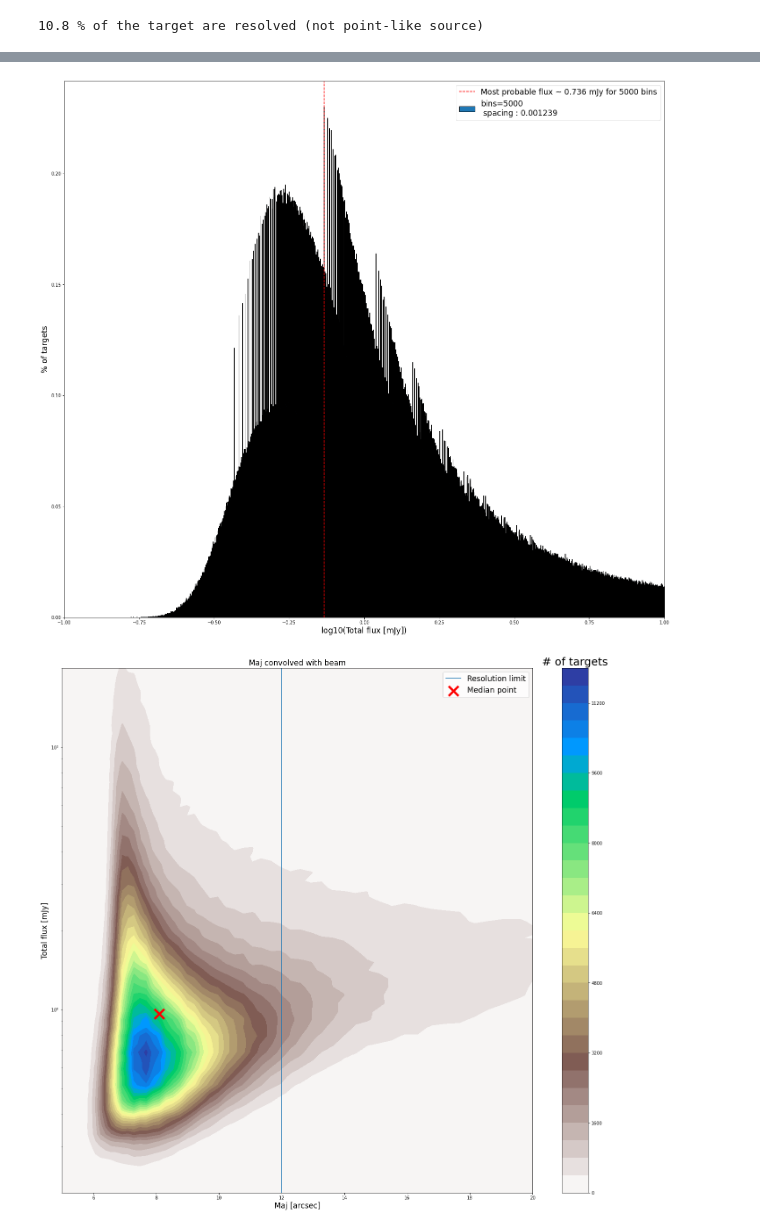
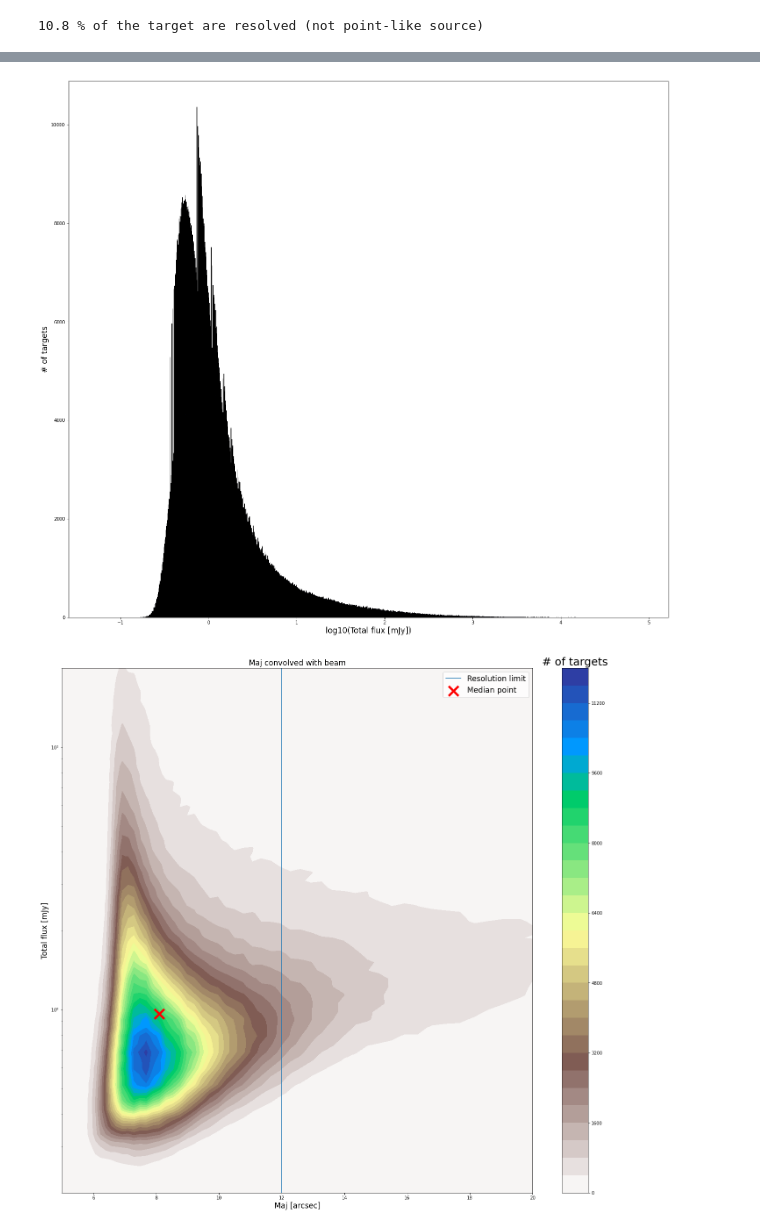
Before and after one commit to ADnothing/M1_Internship, a Jupyter notebook: Catalog_analysis.ipynb, the cells around one changed output, grey strips where cells are left out. Drawn from its saved outputs; the diff is of its cells as text; code cells hidden in the pictures.

```diff
--- a/Catalog_analysis.ipynb
+++ b/Catalog_analysis.ipynb
@@ -109,6 +109,6 @@ print("{:.3} % of the target are resolved (not point-like source)".format(resolv
 # %% [output]
 10.8 % of the target are resolved (not point-like source)
 # %%
-nbins1 = 100
-nbins2 = 5000
+bins1 = np.linspace(np.log10(Total_flux).min(), np.log10(Total_flux).max(), 100)
+bins2 = np.linspace(np.log10(Total_flux).min(), np.log10(Total_flux).max(), 5000)
 # %%
@@ -130,19 +123,12 @@ plt.show()
 # %%
-hist2, bin_edges2 = np.histogram(np.log10(Total_flux), nbins2)
-norm_hist2 = 100*hist2/len(Total_flux)
-val_max2 = bin_edges2[:-1][norm_hist2==norm_hist2.max()]
-
 plt.figure(figsize=(24,22))
-plt.bar(bin_edges2[:-1],norm_hist2, edgecolor='black', width=(bin_edges2[1:]-bin_edges2[:-1]).mean(), label='bins=%d\n spacing : %f'%(nbins2, bin_edges2[1]-bin_edges2[0]))
-plt.axvline(val_max2, ls='--', c='r', label='Most probable flux ~ %.3f mJy for %d bins'%(10**val_max2, nbins2))
-plt.xlim((-1,1))
+plt.hist(np.log10(Total_flux), bins=bins2, color="b", edgecolor='k')
 plt.xlabel("log10(Total flux [mJy])", size='xx-large')
-plt.ylabel("% of targets", size='xx-large')
-plt.legend(fontsize="xx-large")
+plt.ylabel("# of targets", size='xx-large')
 #plt.savefig('fig/flux_hist_3.pdf')
 plt.show()
 # %% [output]
-[figure, old version]
+[figure, new version]
 # %%
 bins_x = 10**(np.linspace(np.log10(Maj.min()), np.log10(Maj.max()), 200))
 bins_y = 10**(np.linspace(np.log10(Total_flux).min(), np.log10(Total_flux).max(), 200))
```
Also changed, not shown: parts of 7 cells of this notebook.
